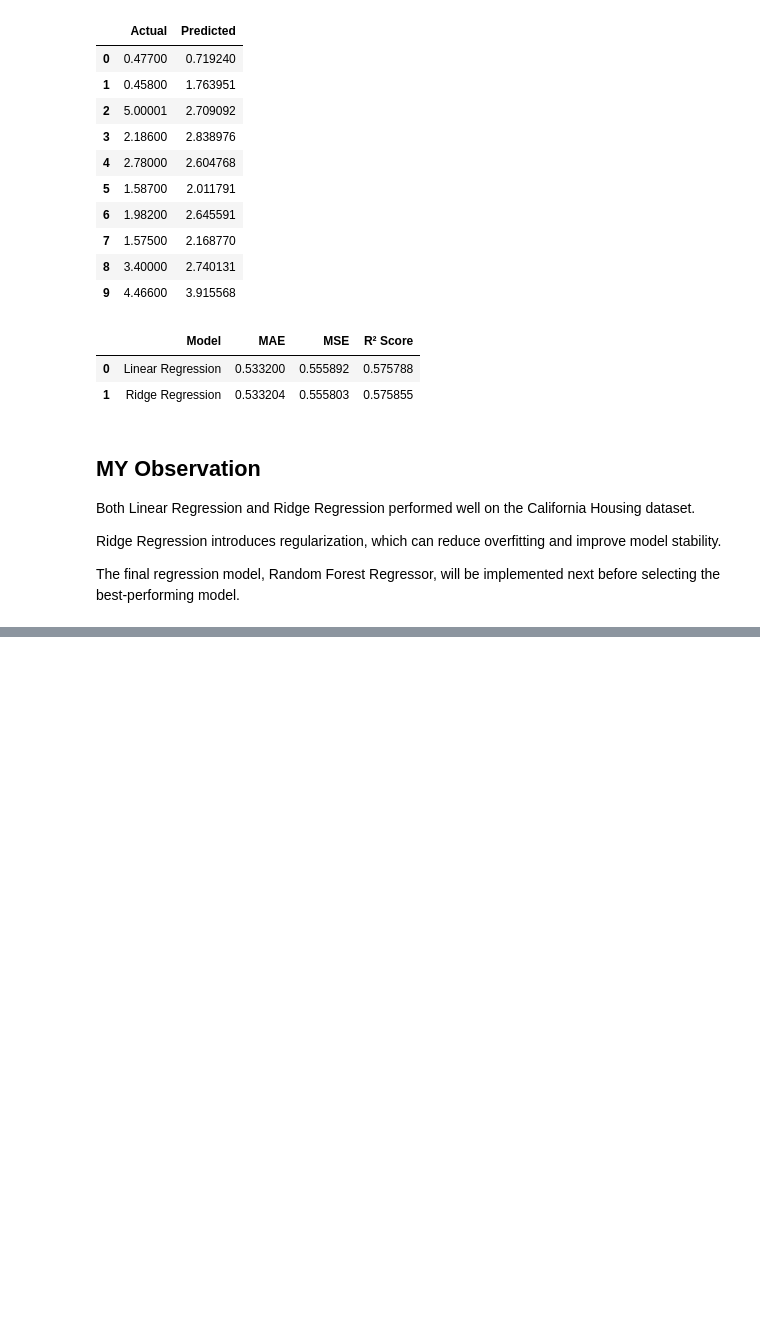
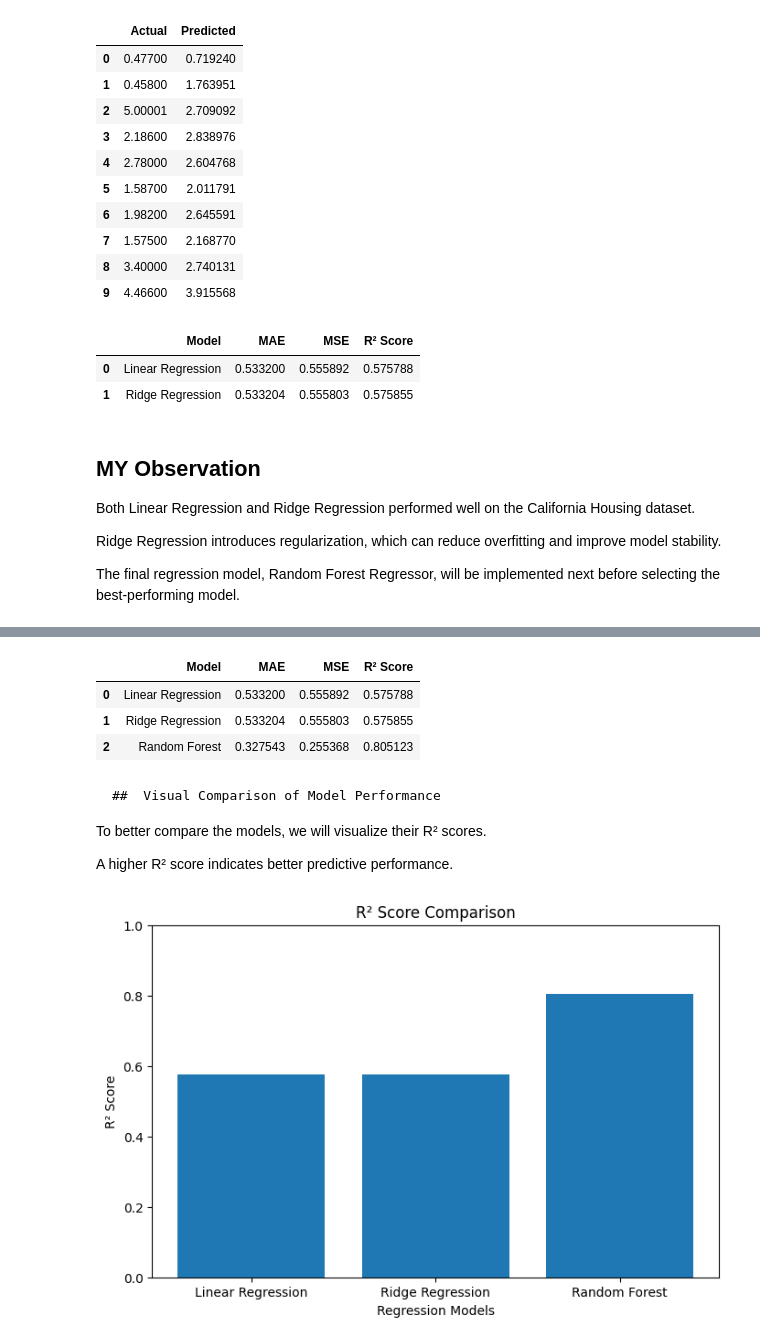
Before and after one commit to Abdullahkhawaja017/zynxis-internship-muhammadabdullah, a Jupyter notebook: Week_4_Regression_Model/Week4_Regression.ipynb, the cells around one changed output, grey strips where cells are left out. Drawn from its saved outputs; the diff is of its cells as text; code cells hidden in the pictures; blank space fills up the shorter version.

```diff
--- a/Week_4_Regression_Model/Week4_Regression.ipynb
+++ b/Week_4_Regression_Model/Week4_Regression.ipynb
@@ -484,0 +542,14 @@ The final regression model, Random Forest Regressor, will be implemented next be
+# %%
+# Calculate evaluation metrics
+
+rf_mae = mean_absolute_error(y_test, rf_pred)
+
+rf_mse = mean_squared_error(y_test, rf_pred)
+
+rf_r2 = r2_score(y_test, rf_pred)
+
+print(f"Mean Absolute Error : {rf_mae:.4f}")
+
+print(f"Mean Squared Error  : {rf_mse:.4f}")
+
+print(f"R² Score            : {rf_r2:.4f}")
@@ -484,0 +666,33 @@ The final regression model, Random Forest Regressor, will be implemented next be
+# %%
+# Display comparison table
+
+comparison
+# %% [output]
+|  | Model | MAE | MSE | R² Score |
+| 0 | Linear Regression | 0.533200 | 0.555892 | 0.575788 |
+| 1 | Ridge Regression | 0.533204 | 0.555803 | 0.575855 |
+| 2 | Random Forest | 0.327543 | 0.255368 | 0.805123 |
+# %% [markdown]
+    ##  Visual Comparison of Model Performance
+
+To better compare the models, we will visualize their R² scores.
+
+A higher R² score indicates better predictive performance.
+# %%
+plt.figure(figsize=(8,5))
+
+plt.bar(comparison["Model"], comparison["R² Score"])
+
+plt.title("R² Score Comparison")
+
+plt.xlabel("Regression Models")
+
+plt.ylabel("R² Score")
+
+plt.ylim(0,1)
+
+plt.savefig("visualizations/model_comparison_r2.png")
+
+plt.show()
+# %% [output]
+[figure, added]
```
Also changed, not shown: parts of 22 cells of this notebook, 6 other files.
